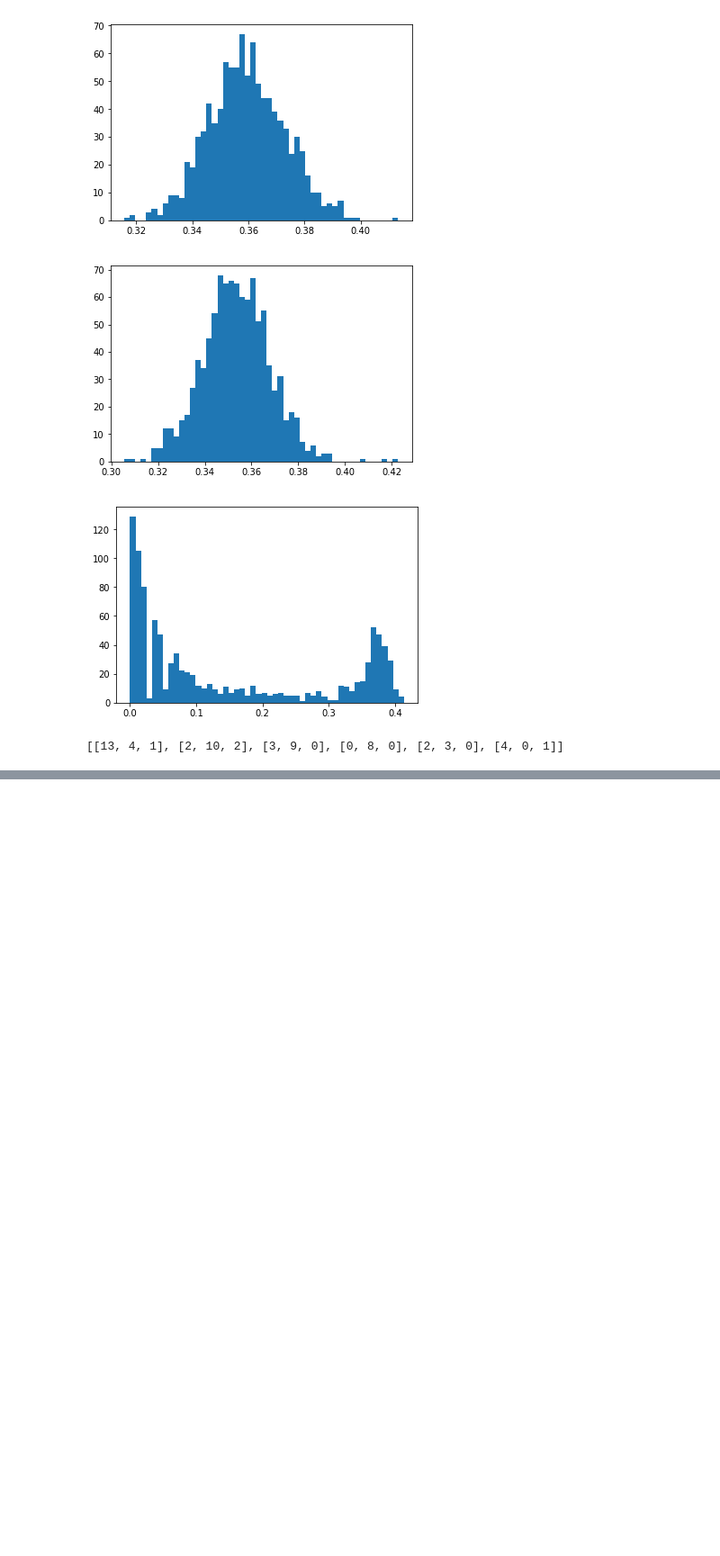
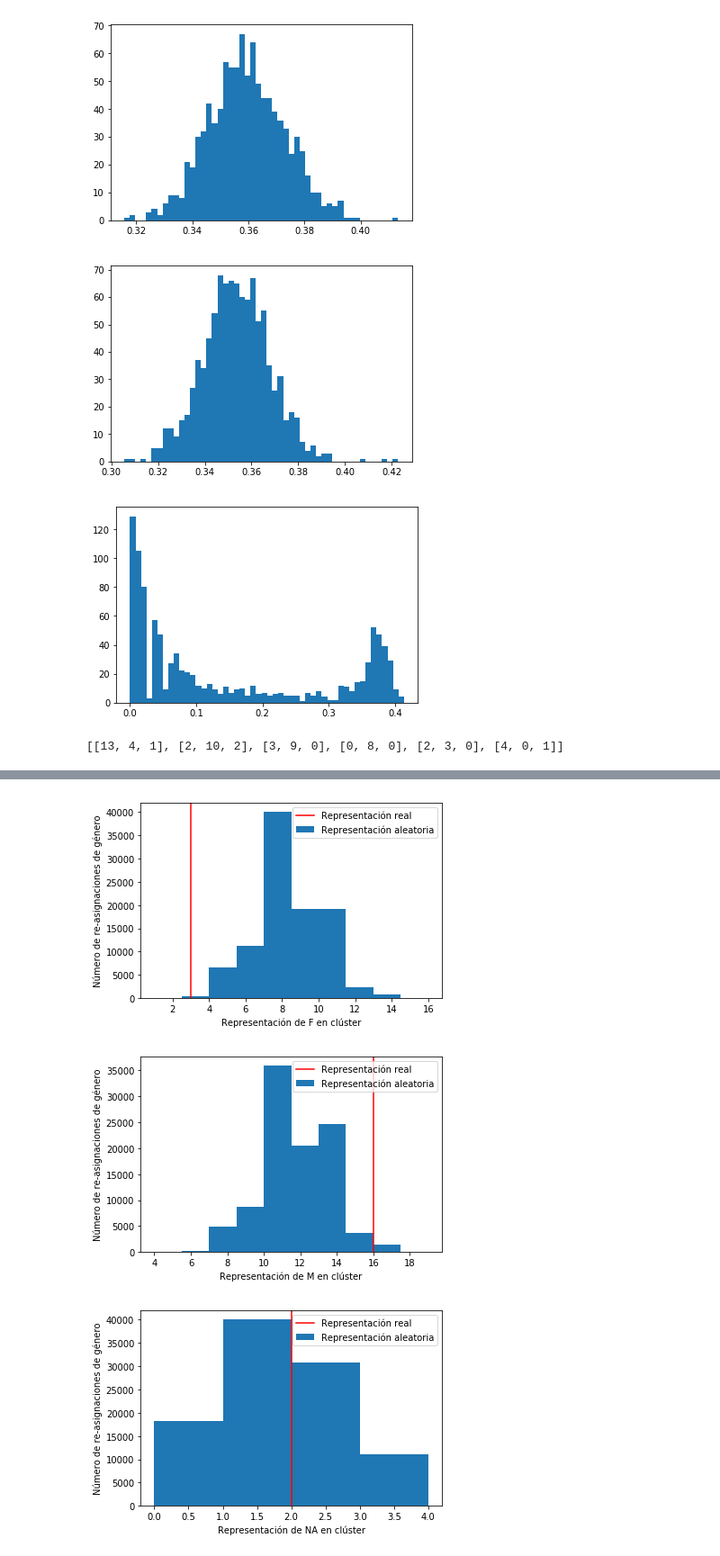
Before and after one commit to vms10/TPC3, a Jupyter notebook: tp3.ipynb, the cells around one changed output, grey strips where cells are left out. Shown at 90% size. Cells and saved outputs as stored; diff of their text form; code cells hidden in the pictures; blank space fills up the shorter version.

```diff
--- a/tp3.ipynb
+++ b/tp3.ipynb
@@ -969,0 +993,43 @@ plt.show()
+# %%
+##PARA EDGE BETWEENNESS
+
+cluster_uno_EB_f=[]
+cluster_uno_EB_m=[]
+cluster_uno_EB_NA=[]
+for i in Rep_gen_aleatoria[0]:
+    cluster_uno_EB_f.append(i[1][0])
+    cluster_uno_EB_m.append(i[1][1])
+    cluster_uno_EB_NA.append(i[1][2])
+
+cluster_dos_EB_f=[]
+cluster_dos_EB_m=[]
+cluster_dos_EB_NA=[]
+for i in Rep_gen_aleatoria[0]:
+    cluster_dos_EB_f.append(i[2][0])
+    cluster_dos_EB_m.append(i[2][1])
+    cluster_dos_EB_NA.append(i[2][2])
+# %%
+plt.hist(cluster_uno_EB_f,bins=l,label="Representación aleatoria")
+plt.axvline(3,c="r",label="Representación real")
+plt.ylabel("Número de re-asignaciones de género")
+plt.xlabel("Representación de F en clúster")
+plt.legend()
+plt.show()
+
+plt.hist(cluster_uno_EB_m,bins=l,label="Representación aleatoria")
+plt.axvline(16,c="r",label="Representación real")
+plt.ylabel("Número de re-asignaciones de género")
+plt.xlabel("Representación de M en clúster")
+plt.legend()
+plt.show()
+
+plt.hist(cluster_uno_EB_NA,bins=4,label="Representación aleatoria")
+plt.axvline(2,c="r",label="Representación real")
+plt.ylabel("Número de re-asignaciones de género")
+plt.xlabel("Representación de NA en clúster")
+plt.legend()
+plt.show()
+# %% [output]
+[figure, added]
+[figure, added]
+[figure, added]
```
Also changed, not shown: parts of 12 cells of this notebook.
